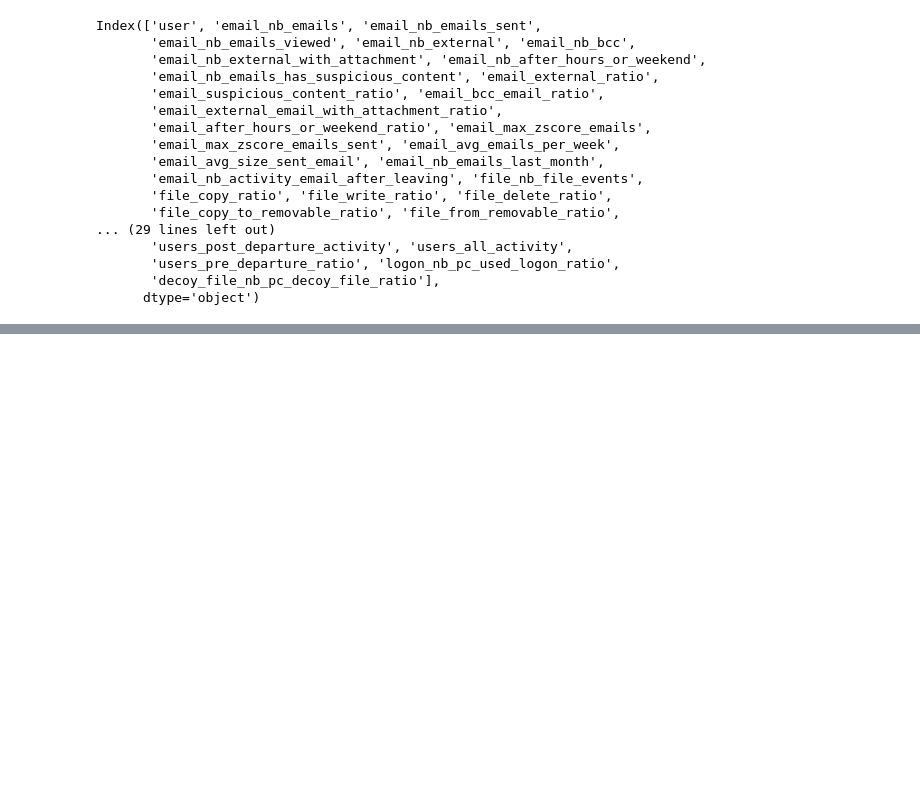
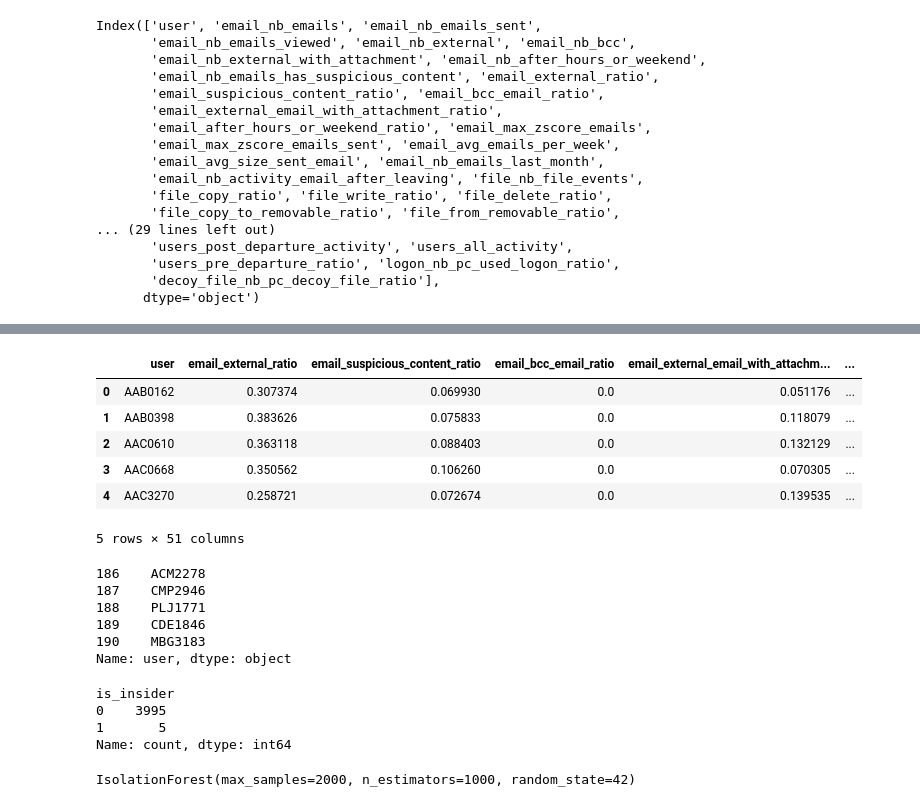
Before and after one commit to SamiKarboubi/CERT-Insider-Threat-Detection, a Jupyter notebook: features_extraction.ipynb, the cells around one changed output, grey strips where cells are left out. Drawn from its saved outputs; the diff is of its cells as text; code cells hidden in the pictures; blank space fills up the shorter version.

```diff
--- a/features_extraction.ipynb
+++ b/features_extraction.ipynb
@@ -1185,0 +1191,51 @@ features_v3.to_csv('features_v3.csv',index=True)
+# %%
+df = pd.read_csv('features_v3.csv')
+df.head()
+# %% [output]
+|  | user | email_external_ratio | email_suspicious_content_ratio | email_bcc_email_ratio | email_external_email_with_attachm... | ... |
+| 0 | AAB0162 | 0.307374 | 0.069930 | 0.0 | 0.051176 | ... |
+| 1 | AAB0398 | 0.383626 | 0.075833 | 0.0 | 0.118079 | ... |
+| 2 | AAC0610 | 0.363118 | 0.088403 | 0.0 | 0.132129 | ... |
+| 3 | AAC0668 | 0.350562 | 0.106260 | 0.0 | 0.070305 | ... |
+| 4 | AAC3270 | 0.258721 | 0.072674 | 0.0 | 0.139535 | ... |
+5 rows × 51 columns
+# %%
+l = pd.read_csv('cert_dataset/insiders/insiders.csv')
+insiders = l[l['dataset']==6.2]['user']
+insiders
+# %% [output]
+186    ACM2278
+187    CMP2946
+188    PLJ1771
+189    CDE1846
+190    MBG3183
+Name: user, dtype: object
+# %%
+df['is_insider'] = df['user'].isin(insiders).astype(int)
+df['is_insider'].value_counts()
+# %% [output]
+is_insider
+0    3995
+1       5
+Name: count, dtype: int64
+# %%
+X = df.drop(columns='user')
+
+s_scaler = StandardScaler()
+
+m_scaler = MinMaxScaler()
+
+X_scaled_s = s_scaler.fit_transform(X)
+
+X_scaled_m = m_scaler.fit_transform(X)
+
+model = IsolationForest(
+    n_estimators=1000,
+    max_samples=2000,
+    max_features=1.0,
+    random_state=42
+)
+
+model.fit(X_scaled_s)
+# %% [output]
+IsolationForest(max_samples=2000, n_estimators=1000, random_state=42)
```
Also changed, not shown: parts of 7 cells of this notebook.
